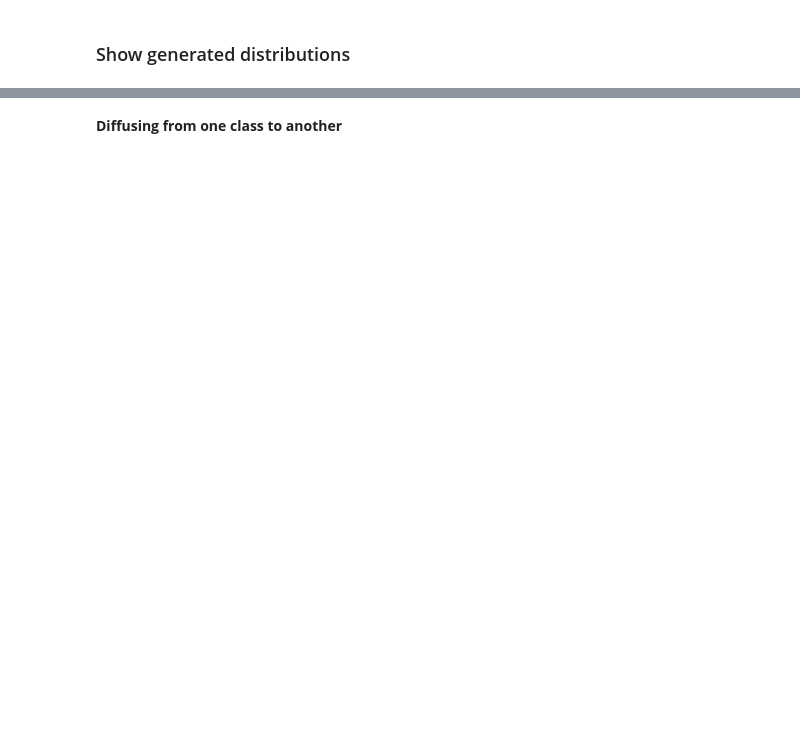
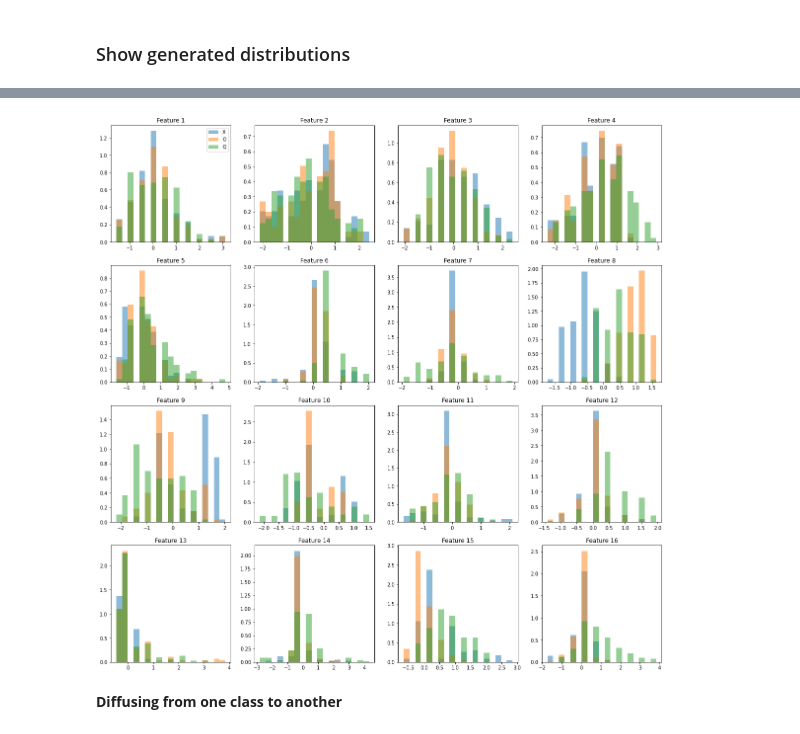
Before and after one commit to Genentech/branched-diffusion, a Jupyter notebook: notebooks/continuous_branched_letters.ipynb, the cells around one changed output, grey strips where cells are left out. Cells and saved outputs as stored; diff of their text form; code cells hidden in the pictures; blank space fills up the shorter version.

```diff
--- a/notebooks/continuous_branched_letters.ipynb
+++ b/notebooks/continuous_branched_letters.ipynb
@@ -42,8 +52,7 @@ class LetterDataset(torch.utils.data.Dataset):
                 targets.append(tokens[0])
                 data.append(np.array(list(map(int, tokens[1:]))))
         self.data = np.stack(data)
-        self.targets = np.array(targets)
-        self.target_inds = np.unique(self.targets, return_inverse=True)[1]
+        self.targets = np.array([letter_to_class[l] for l in targets])
 
         # Center/normalize the data
         self.data = (self.data - np.mean(self.data, axis=0, keepdims=True)) / \
@@ -61,7 +70,6 @@ dataset = LetterDataset()
 inds = np.isin(dataset.targets, classes)
 dataset.data = dataset.data[inds]
 dataset.targets = dataset.targets[inds]
-dataset.target_inds = dataset.target_inds[inds]
 
 data_loader = torch.utils.data.DataLoader(dataset, batch_size=128, shuffle=True, num_workers=2)
 input_shape = next(iter(data_loader))[0].shape[1:]
@@ -148,8 +100,8 @@ class MLP(torch.nn.Module):
 sde = sdes.VariancePreservingSDE(0.1, 1, input_shape)
 
 t_limit = 1
-model = MLP(
-    input_shape[0], t_limit=t_limit
+model = table_dnn.MultitaskTabularNet(
+    len(branch_defs), input_shape[0], t_limit=t_limit
 ).to(DEVICE)
 
 os.environ["MODEL_DIR"] = "/gstore/data/resbioai/tsenga5/branched_diffusion/models/trained_models/misc"
@@ -275,0 +179,8 @@ plt.show()
+# %%
+samples = {}
+for class_to_sample in classes:
+    sample = generate.generate_continuous_branched_samples(
+        model, sde, class_to_sample, class_time_to_branch_tensor,
+        sampler="pc", t_limit=t_limit
+    ).cpu().numpy()
+    samples[class_to_sample] = sample
@@ -276,3 +249,27 @@ plt.show()
+# %%
+num_features = input_shape[0]
+num_cols = 4
+num_rows = int(np.ceil(num_features / num_cols))
+num_bins = 20
+fig, ax = plt.subplots(ncols=num_cols, nrows=num_rows, figsize=(num_cols * 5, num_rows * 5))
+
+for i in range(num_features):
+    r, c = i // num_cols, i % num_cols
+    data_to_plot = {}
+    for class_to_sample in classes:
+        data_to_plot[class_to_sample] = data[targets == class_to_sample][:, i]
+    all_vals = np.concatenate(list(data_to_plot.values()))
+    bins = np.linspace(np.min(all_vals), np.max(all_vals), num_bins)
+    for class_to_sample in classes:
+        ax[r][c].hist(
+            data_to_plot[class_to_sample], bins=bins, label=class_to_letter[class_to_sample],
+            density=True, alpha=0.5
+        )
+    ax[r][c].set_title("Feature %d" % (i + 1))
+ax[0][0].legend()
+plt.show()
+# %% [output]
+[figure, added]
 # %% [markdown]
 **Diffusing from one class to another**
 # %%
```
Also changed, not shown: parts of 9 cells of this notebook, 4 other files.
